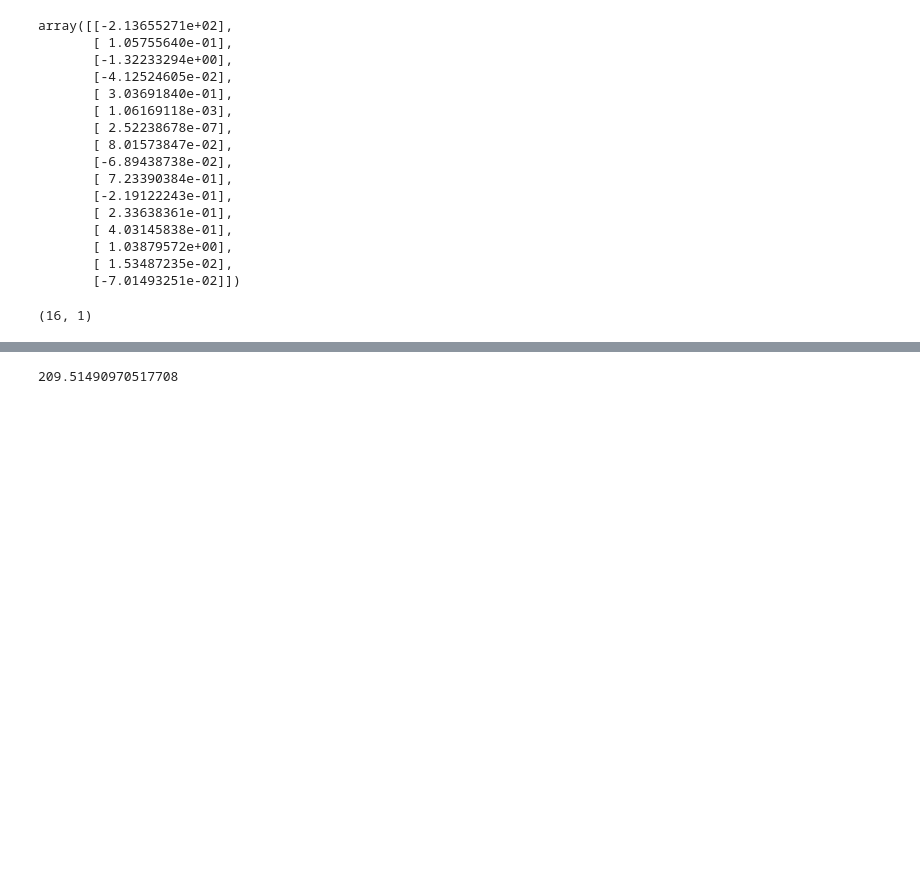
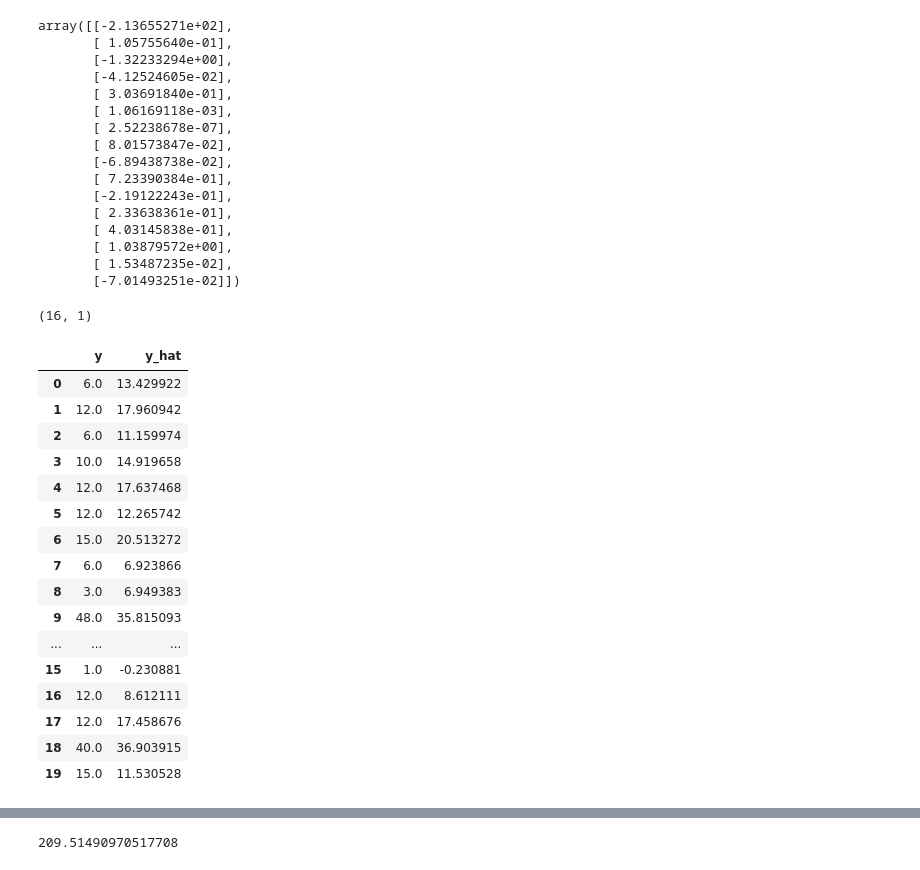
Before and after one commit to gulchitai/terver, a Jupyter notebook: Lesson8/course_project.ipynb, the cells around one changed output, grey strips where cells are left out. Cells and saved outputs as stored; diff of their text form; code cells hidden in the pictures; blank space fills up the shorter version.

```diff
--- a/Lesson8/course_project.ipynb
+++ b/Lesson8/course_project.ipynb
@@ -158,3 +158,25 @@ array([[-2.13655271e+02],
 B.shape
 # %% [output]
 (16, 1)
+# %%
+df2 = pd.DataFrame(data=y, columns=['y'])
+df2['y_hat'] = np.dot(X, B)
+df2.head(20)
+# %% [output]
+|  | y | y_hat |
+| 0 | 6.0 | 13.429922 |
+| 1 | 12.0 | 17.960942 |
+| 2 | 6.0 | 11.159974 |
+| 3 | 10.0 | 14.919658 |
+| 4 | 12.0 | 17.637468 |
+| 5 | 12.0 | 12.265742 |
+| 6 | 15.0 | 20.513272 |
+| 7 | 6.0 | 6.923866 |
+| 8 | 3.0 | 6.949383 |
+| 9 | 48.0 | 35.815093 |
+| ... | ... | ... |
+| 15 | 1.0 | -0.230881 |
+| 16 | 12.0 | 8.612111 |
+| 17 | 12.0 | 17.458676 |
+| 18 | 40.0 | 36.903915 |
+| 19 | 15.0 | 11.530528 |
```
Also changed, not shown: parts of 1 cell of this notebook.
